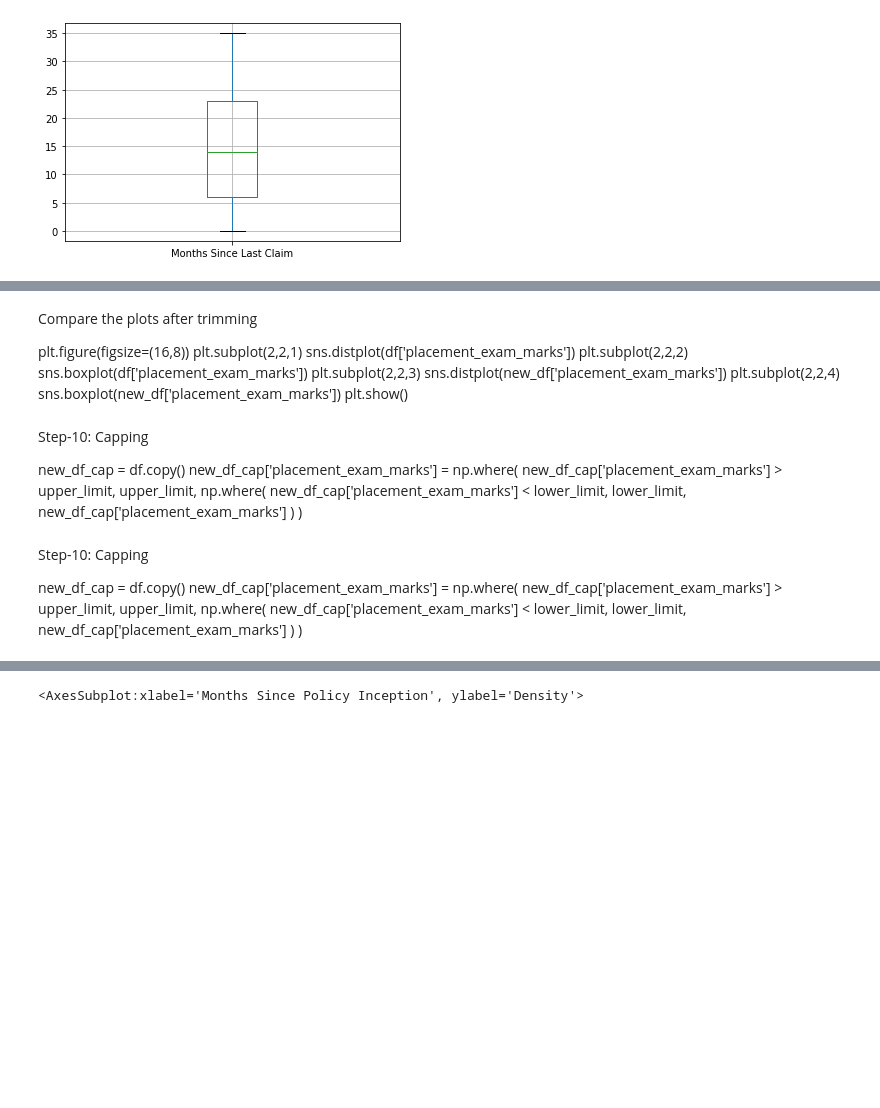
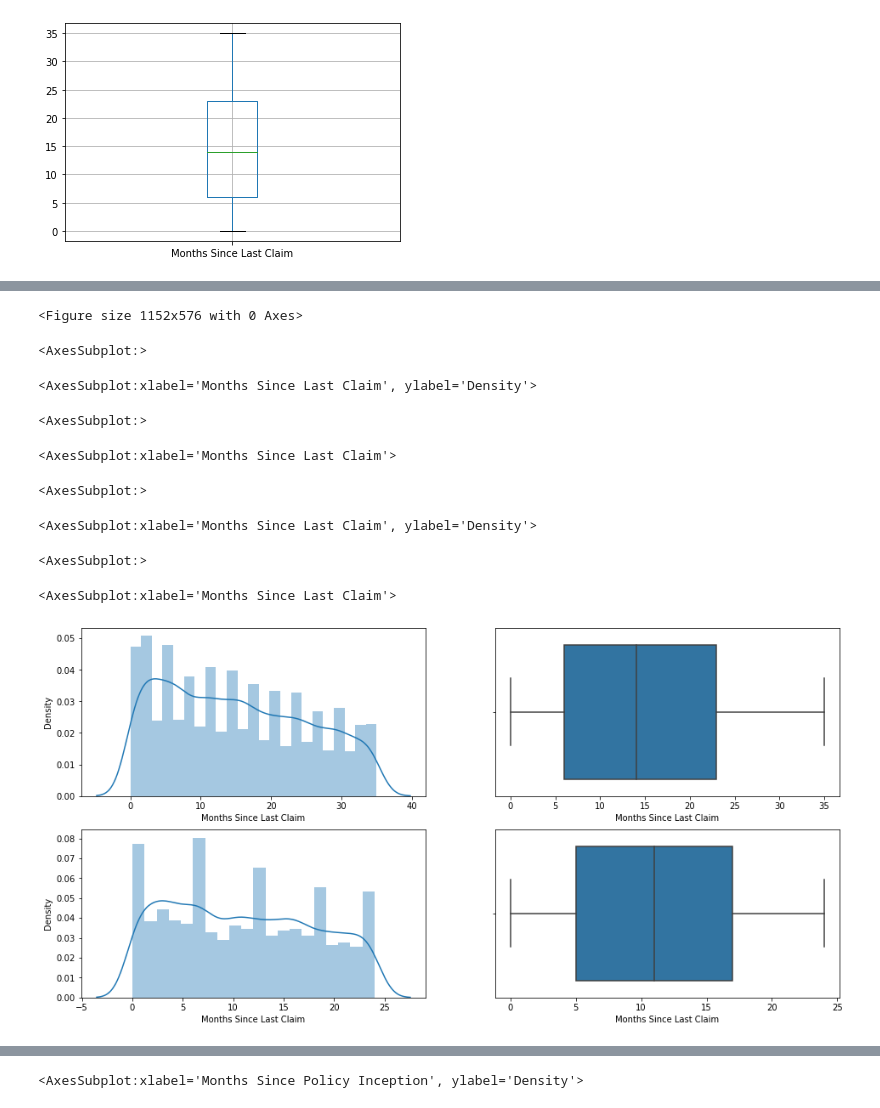
Before and after one commit to CristinaBaltaDAFTJAN2022/IronCristina, a Jupyter notebook: Health_Care_For_All_Case_Study/Data/Data Customer w4 d4.ipynb, the cells around one changed output, grey strips where cells are left out. Cells and saved outputs as stored; diff of their text form; code cells hidden in the pictures; blank space fills up the shorter version.

```diff
--- a/Health_Care_For_All_Case_Study/Data/Data Customer w4 d4.ipynb
+++ b/Health_Care_For_All_Case_Study/Data/Data Customer w4 d4.ipynb
@@ -461,39 +507,23 @@ new_X.shape
-# %% [markdown]
-Compare the plots after trimming
-
-plt.figure(figsize=(16,8))
-plt.subplot(2,2,1)
-sns.distplot(df['placement_exam_marks'])
-plt.subplot(2,2,2)
-sns.boxplot(df['placement_exam_marks'])
-plt.subplot(2,2,3)
-sns.distplot(new_df['placement_exam_marks'])
-plt.subplot(2,2,4)
-sns.boxplot(new_df['placement_exam_marks'])
-plt.show()
-# %% [markdown]
-Step-10: Capping
-
-new_df_cap = df.copy()
-new_df_cap['placement_exam_marks'] = np.where(
-    new_df_cap['placement_exam_marks'] > upper_limit,
-    upper_limit,
-    np.where(
-        new_df_cap['placement_exam_marks'] < lower_limit,
-        lower_limit,
-        new_df_cap['placement_exam_marks']
-    )
-)
-# %% [markdown]
-Step-10: Capping
-
-new_df_cap = df.copy()
-new_df_cap['placement_exam_marks'] = np.where(
-    new_df_cap['placement_exam_marks'] > upper_limit,
-    upper_limit,
-    np.where(
-        new_df_cap['placement_exam_marks'] < lower_limit,
-        lower_limit,
-        new_df_cap['placement_exam_marks']
-    )
-)
+# %%
+#Compare the plots after trimming
+plt.figure(figsize=(16,8))
+plt.subplot(2,2,1)
+sns.distplot(X["Months Since Last Claim"])
+plt.subplot(2,2,2)
+sns.boxplot(X["Months Since Last Claim"])
+plt.subplot(2,2,3)
+sns.distplot(new_X["Months Since Last Claim"])
+plt.subplot(2,2,4)
+sns.boxplot(new_X["Months Since Last Claim"])
+plt.show()
+# %% [output]
+<Figure size 1152x576 with 0 Axes>
+<AxesSubplot:>
+<AxesSubplot:xlabel='Months Since Last Claim', ylabel='Density'>
+<AxesSubplot:>
+<AxesSubplot:xlabel='Months Since Last Claim'>
+<AxesSubplot:>
+<AxesSubplot:xlabel='Months Since Last Claim', ylabel='Density'>
+<AxesSubplot:>
+<AxesSubplot:xlabel='Months Since Last Claim'>
+[figure, added]
```
Also changed, not shown: parts of 72 cells of this notebook.
